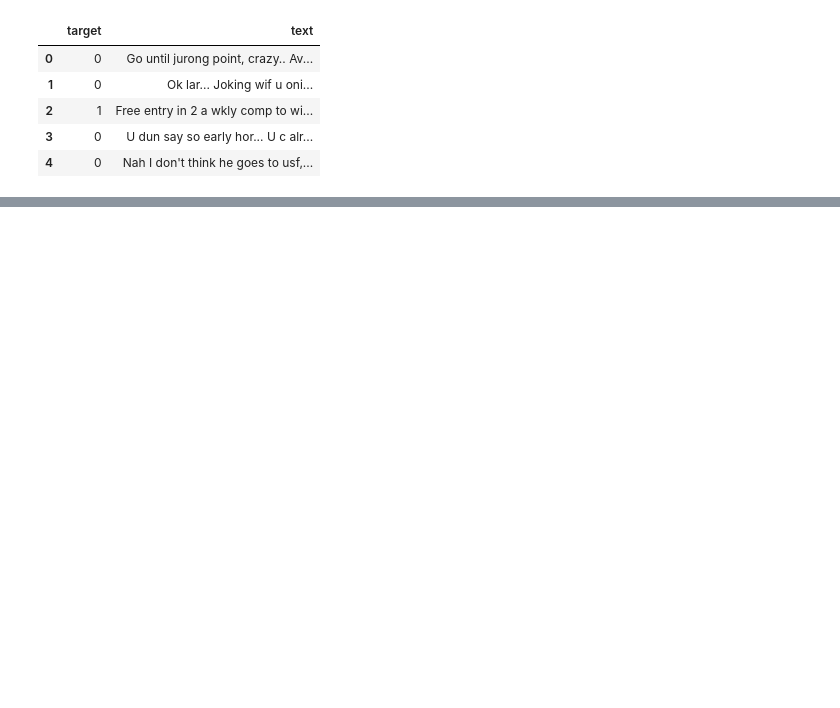
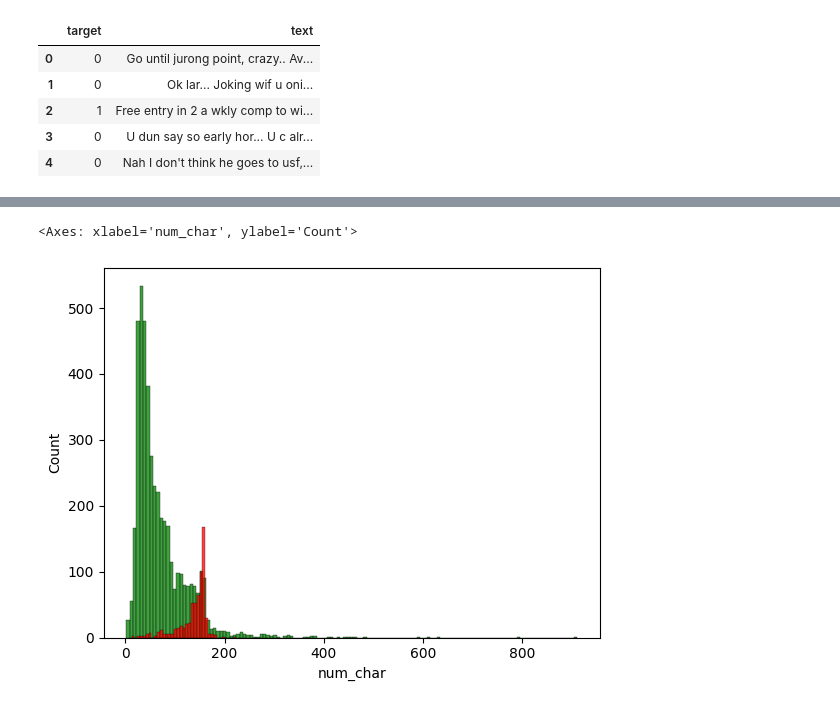
Before and after one commit to Ishrak-Saleh/spam-detection-nlp, a Jupyter notebook: spam_detection.ipynb, the cells around one changed output, grey strips where cells are left out. Cells and saved outputs as stored; diff of their text form; code cells hidden in the pictures; blank space fills up the shorter version.

```diff
--- a/spam_detection.ipynb
+++ b/spam_detection.ipynb
@@ -83,0 +111,7 @@ dtype: int64
+# %%
+df['num_char'] = df['text'].apply(len)
+df['num_words'] =  df['text'].apply(lambda x: len(nltk.word_tokenize(x)))
+#df.head()
+# %%
+df['num_sentences'] = df['text'].apply(lambda x: len(nltk.sent_tokenize(x)))
+df[['num_char', 'num_words', 'num_sentences']].describe()
@@ -83,0 +152,7 @@ dtype: int64
+# %%
+#Graphical view for ham/spam
+sns.histplot(df[df['target'] == 0]['num_char'], color='green')
+sns.histplot(df[df['target'] == 1]['num_char'], color='red')
+# %% [output]
+<Axes: xlabel='num_char', ylabel='Count'>
+[figure, added]
```
Also changed, not shown: parts of 20 cells of this notebook.
